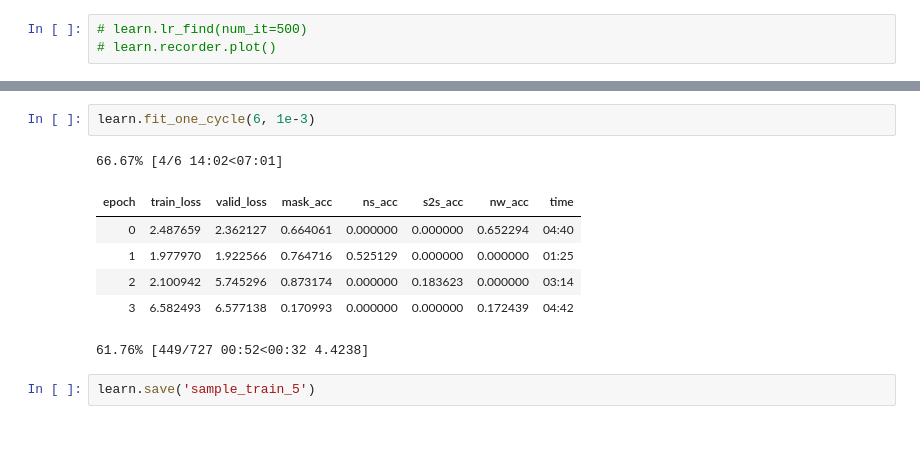
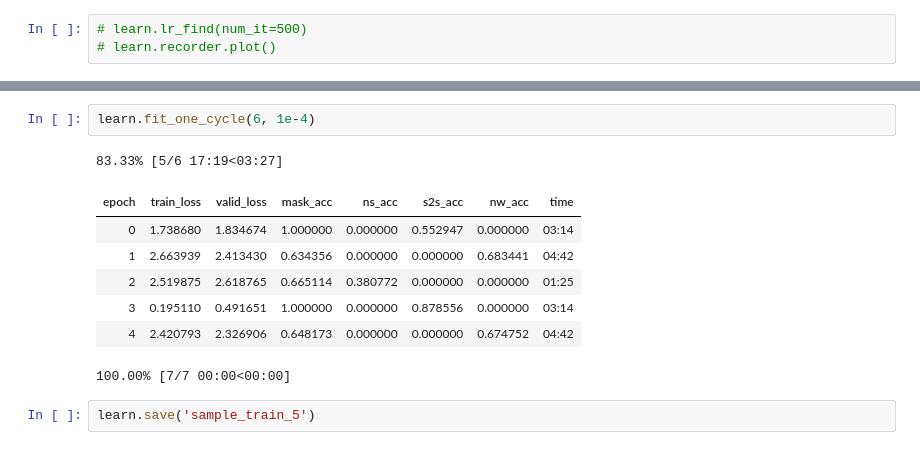
Before and after one commit to bearpelican/musicautobot, a Jupyter notebook: notebooks/unilm/1_sanity_4_unilm_txl_positional_try2.ipynb, the cells around one changed output, grey strips where cells are left out. Cells and saved outputs as stored; diff of their text form.

```diff
--- a/notebooks/unilm/1_sanity_4_unilm_txl_positional_try2.ipynb
+++ b/notebooks/unilm/1_sanity_4_unilm_txl_positional_try2.ipynb
@@ -160,13 +207,14 @@ learn.validate()
 # %%
-learn.fit_one_cycle(6, 1e-3)
+learn.fit_one_cycle(6, 1e-4)
 # %% [output]
-66.67% [4/6 14:02<07:01]
+83.33% [5/6 17:19<03:27]
 | epoch | train_loss | valid_loss | mask_acc | ns_acc | s2s_acc | nw_acc | time |
-| 0 | 2.487659 | 2.362127 | 0.664061 | 0.000000 | 0.000000 | 0.652294 | 04:40 |
-| 1 | 1.977970 | 1.922566 | 0.764716 | 0.525129 | 0.000000 | 0.000000 | 01:25 |
-| 2 | 2.100942 | 5.745296 | 0.873174 | 0.000000 | 0.183623 | 0.000000 | 03:14 |
-| 3 | 6.582493 | 6.577138 | 0.170993 | 0.000000 | 0.000000 | 0.172439 | 04:42 |
+| 0 | 1.738680 | 1.834674 | 1.000000 | 0.000000 | 0.552947 | 0.000000 | 03:14 |
+| 1 | 2.663939 | 2.413430 | 0.634356 | 0.000000 | 0.000000 | 0.683441 | 04:42 |
+| 2 | 2.519875 | 2.618765 | 0.665114 | 0.380772 | 0.000000 | 0.000000 | 01:25 |
+| 3 | 0.195110 | 0.491651 | 1.000000 | 0.000000 | 0.878556 | 0.000000 | 03:14 |
+| 4 | 2.420793 | 2.326906 | 0.648173 | 0.000000 | 0.000000 | 0.674752 | 04:42 |
-61.76% [449/727 00:52<00:32 4.4238]
+100.00% [7/7 00:00<00:00]
 # %%
 learn.save('sample_train_5')
 # %% [markdown]
```
Also changed, not shown: parts of 5 cells of this notebook, 2 other files.
